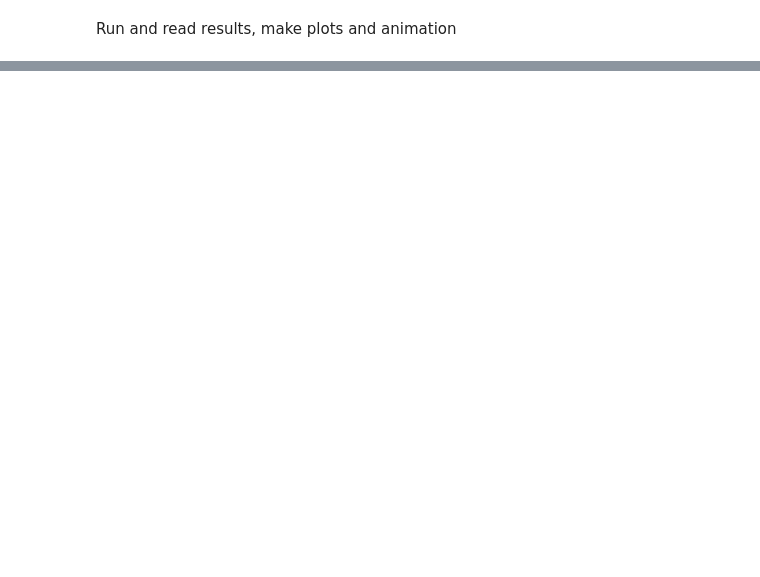
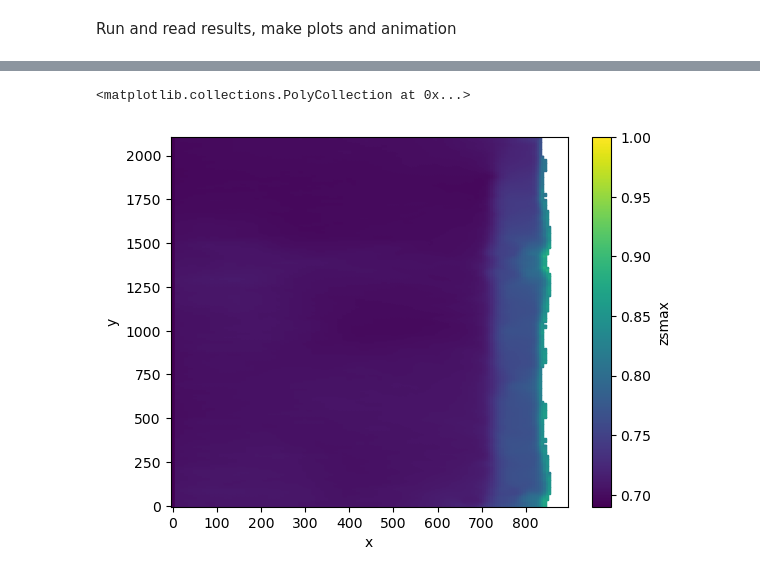
Before and after one commit to Deltares/hydromt_sfincs, a Jupyter notebook: examples/make_Duck_hydromt.ipynb, the cells around one changed output, grey strips where cells are left out. Saved outputs shown, nothing was run; the diff lists cells and outputs as text; code cells hidden in the pictures; blank space fills up the shorter version.

```diff
--- a/examples/make_Duck_hydromt.ipynb
+++ b/examples/make_Duck_hydromt.ipynb
@@ -383,2 +383,5 @@ uds["zb"].ugrid.plot()
 # %%
-uds["zsmax"].max(dim="timemax").ugrid.plot(vmax=2)
+uds["zsmax"].max(dim="timemax").ugrid.plot(vmax=1.0)
+# %% [output]
+<matplotlib.collections.PolyCollection at 0x...>
+[figure, added]
```
Also changed, not shown: parts of 35 cells of this notebook, 11 other files.
